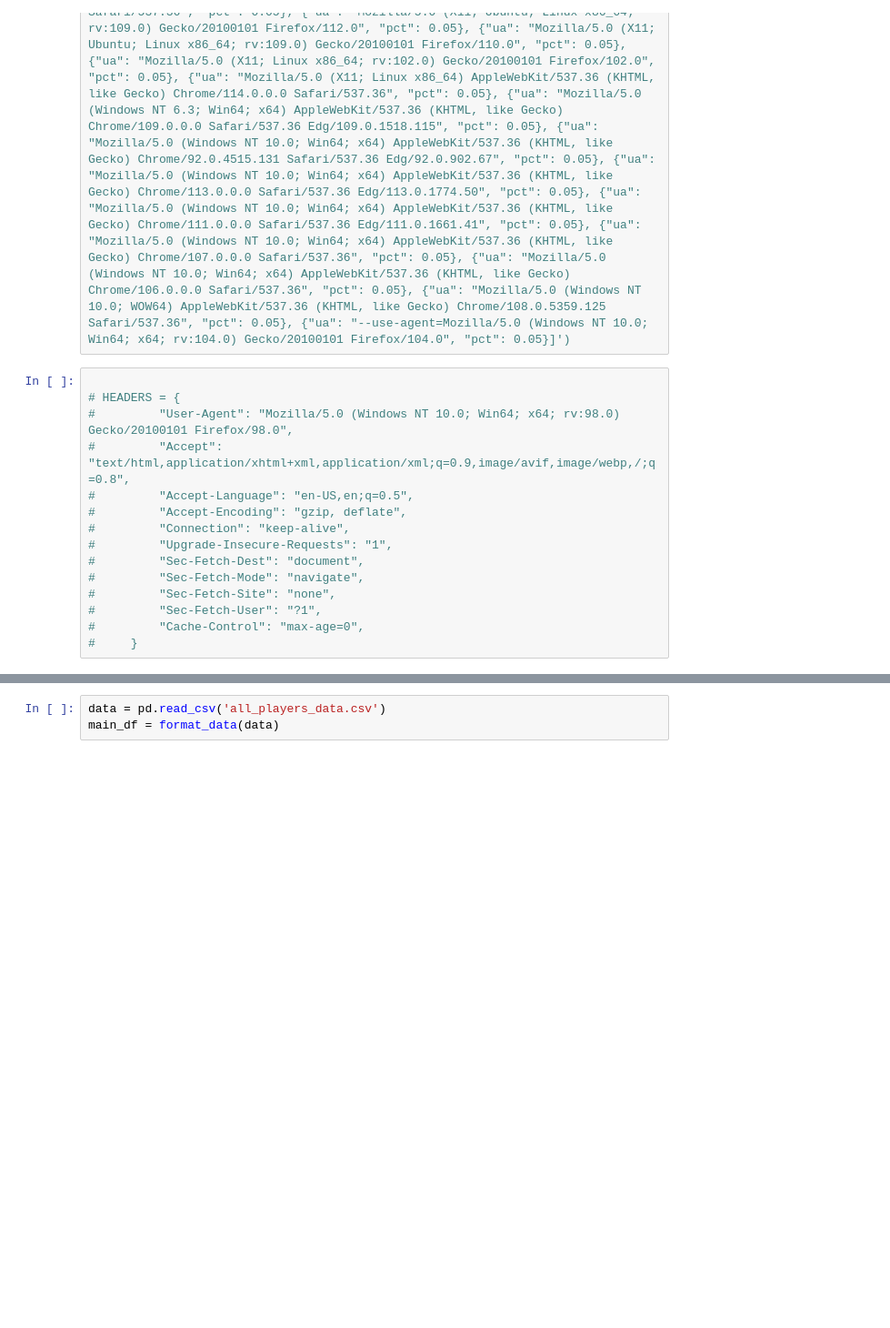
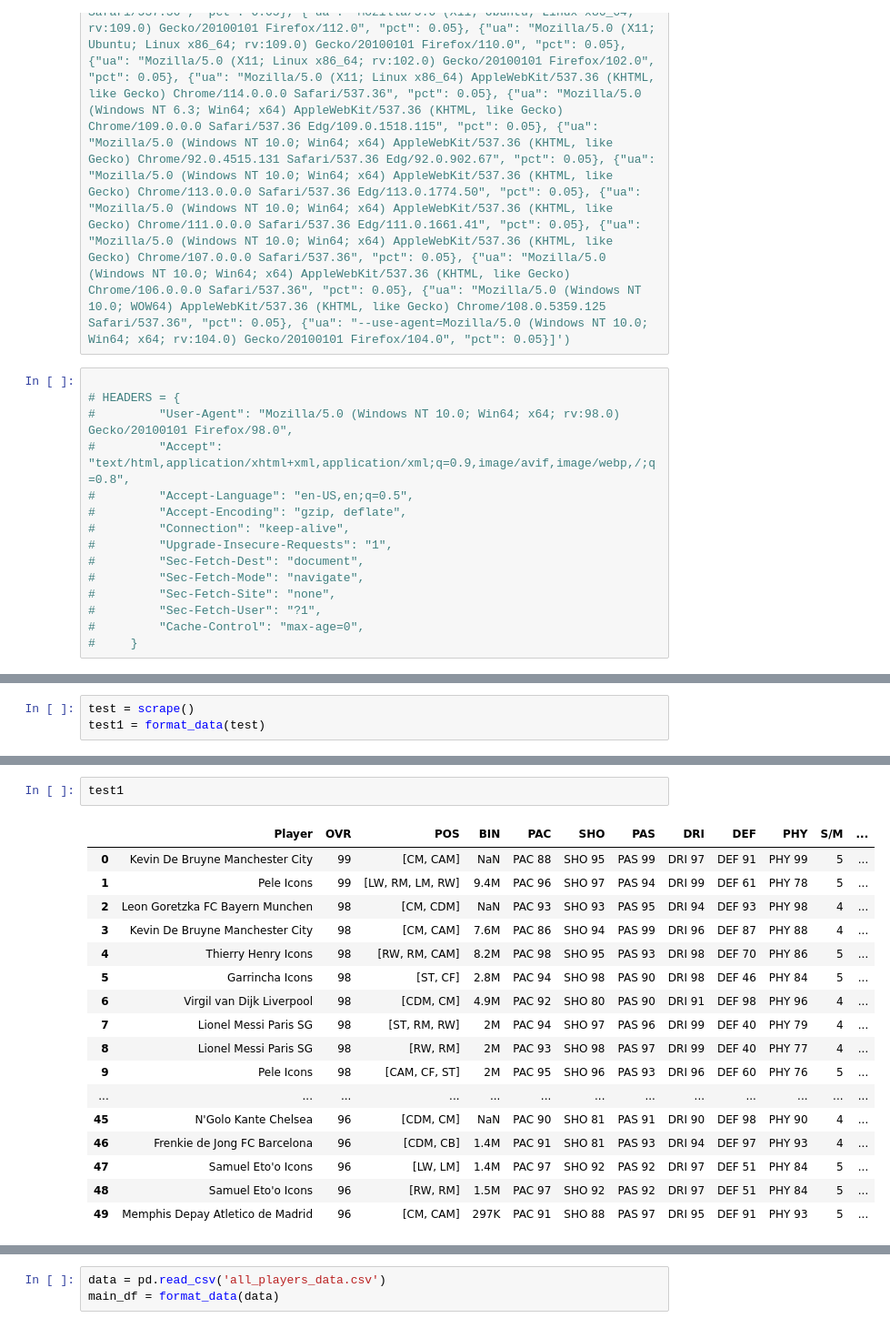
Before and after one commit to velo007/FUT_project, a Jupyter notebook: FUT_project.ipynb, the cells around one changed output, grey strips where cells are left out. Shown at 91% size. Saved outputs shown, nothing was run; the diff lists cells and outputs as text; blank space fills up the shorter version.

```diff
--- a/FUT_project.ipynb
+++ b/FUT_project.ipynb
@@ -73,2 +97,5 @@ def format_data(data: pd.DataFrame) -> pd.DataFrame:
 
     return data
+# %%
+test = scrape()
+test1 = format_data(test)
@@ -74,0 +122,20 @@ def format_data(data: pd.DataFrame) -> pd.DataFrame:
+# %%
+test1
+# %% [output]
+|  | Player | OVR | POS | BIN | PAC | SHO | PAS | DRI | DEF | PHY | S/M | ... |
+| 0 | Kevin De Bruyne Manchester City | 99 | [CM, CAM] | NaN | PAC 88 | SHO 95 | PAS 99 | DRI 97 | DEF 91 | PHY 99 | 5 | ... |
+| 1 | Pele Icons | 99 | [LW, RM, LM, RW] | 9.4M | PAC 96 | SHO 97 | PAS 94 | DRI 99 | DEF 61 | PHY 78 | 5 | ... |
+| 2 | Leon Goretzka FC Bayern Munchen | 98 | [CM, CDM] | NaN | PAC 93 | SHO 93 | PAS 95 | DRI 94 | DEF 93 | PHY 98 | 4 | ... |
+| 3 | Kevin De Bruyne Manchester City | 98 | [CM, CAM] | 7.6M | PAC 86 | SHO 94 | PAS 99 | DRI 96 | DEF 87 | PHY 88 | 4 | ... |
+| 4 | Thierry Henry Icons | 98 | [RW, RM, CAM] | 8.2M | PAC 98 | SHO 95 | PAS 93 | DRI 98 | DEF 70 | PHY 86 | 5 | ... |
+| 5 | Garrincha Icons | 98 | [ST, CF] | 2.8M | PAC 94 | SHO 98 | PAS 90 | DRI 98 | DEF 46 | PHY 84 | 5 | ... |
+| 6 | Virgil van Dijk Liverpool | 98 | [CDM, CM] | 4.9M | PAC 92 | SHO 80 | PAS 90 | DRI 91 | DEF 98 | PHY 96 | 4 | ... |
+| 7 | Lionel Messi Paris SG | 98 | [ST, RM, RW] | 2M | PAC 94 | SHO 97 | PAS 96 | DRI 99 | DEF 40 | PHY 79 | 4 | ... |
+| 8 | Lionel Messi Paris SG | 98 | [RW, RM] | 2M | PAC 93 | SHO 98 | PAS 97 | DRI 99 | DEF 40 | PHY 77 | 4 | ... |
+| 9 | Pele Icons | 98 | [CAM, CF, ST] | 2M | PAC 95 | SHO 96 | PAS 93 | DRI 96 | DEF 60 | PHY 76 | 5 | ... |
+| ... | ... | ... | ... | ... | ... | ... | ... | ... | ... | ... | ... | ... |
+| 45 | N'Golo Kante Chelsea | 96 | [CDM, CM] | NaN | PAC 90 | SHO 81 | PAS 91 | DRI 90 | DEF 98 | PHY 90 | 4 | ... |
+| 46 | Frenkie de Jong FC Barcelona | 96 | [CDM, CB] | 1.4M | PAC 91 | SHO 81 | PAS 93 | DRI 94 | DEF 97 | PHY 93 | 4 | ... |
+| 47 | Samuel Eto'o Icons | 96 | [LW, LM] | 1.4M | PAC 97 | SHO 92 | PAS 92 | DRI 97 | DEF 51 | PHY 84 | 5 | ... |
+| 48 | Samuel Eto'o Icons | 96 | [RW, RM] | 1.5M | PAC 97 | SHO 92 | PAS 92 | DRI 97 | DEF 51 | PHY 84 | 5 | ... |
+| 49 | Memphis Depay Atletico de Madrid | 96 | [CM, CAM] | 297K | PAC 91 | SHO 88 | PAS 97 | DRI 95 | DEF 91 | PHY 93 | 5 | ... |
```
Also changed, not shown: parts of 8 cells of this notebook, 1 other file.
